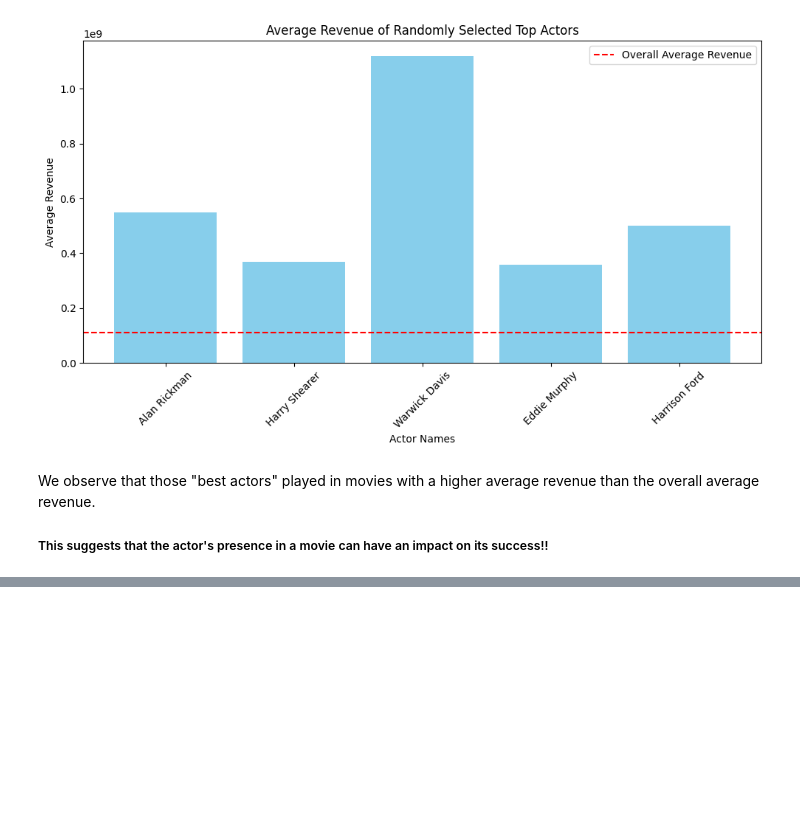
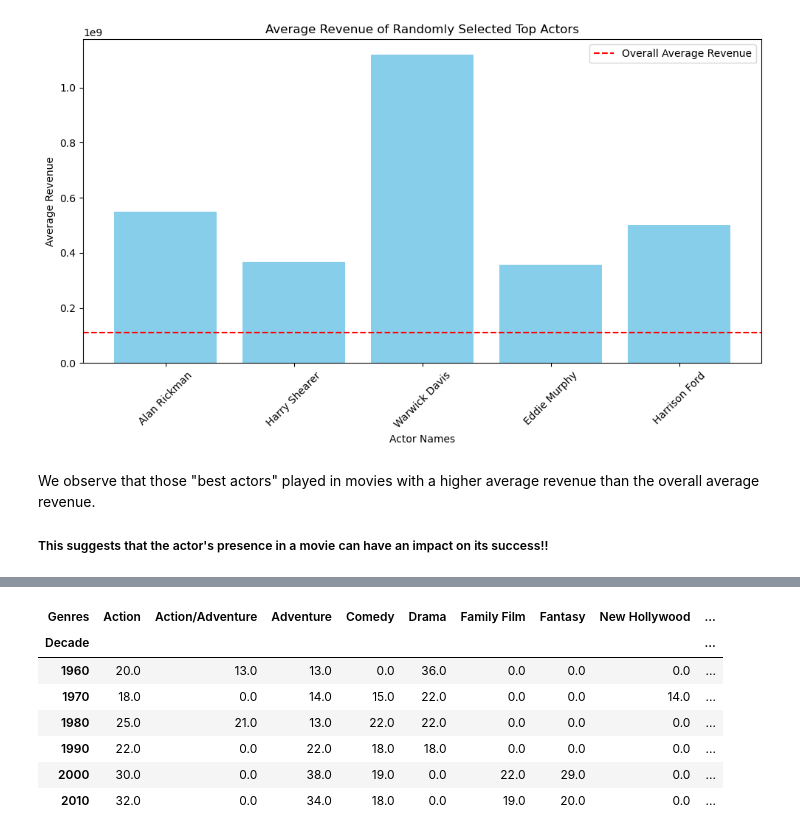
Before and after one commit to epfl-ada/ada-2024-project-data_brigada, a Jupyter notebook: results.ipynb, the cells around one changed output, grey strips where cells are left out. Cells and saved outputs as stored; diff of their text form; code cells hidden in the pictures; blank space fills up the shorter version.

```diff
--- a/results.ipynb
+++ b/results.ipynb
@@ -495,0 +508,12 @@ We observe that those "best actors" played in movies with a higher average reven
+# %%
+top_5_genres_by_decade = moviesuccess.top5_genres_by_decade(top10_movies_by_decade)
+top_5_genres_by_decade.head(30)
+# %% [output]
+| Genres | Action | Action/Adventure | Adventure | Comedy | Drama | Family Film | Fantasy | New Hollywood | ... |
+| Decade |  |  |  |  |  |  |  |  | ... |
+| 1960 | 20.0 | 13.0 | 13.0 | 0.0 | 36.0 | 0.0 | 0.0 | 0.0 | ... |
+| 1970 | 18.0 | 0.0 | 14.0 | 15.0 | 22.0 | 0.0 | 0.0 | 14.0 | ... |
+| 1980 | 25.0 | 21.0 | 13.0 | 22.0 | 22.0 | 0.0 | 0.0 | 0.0 | ... |
+| 1990 | 22.0 | 0.0 | 22.0 | 18.0 | 18.0 | 0.0 | 0.0 | 0.0 | ... |
+| 2000 | 30.0 | 0.0 | 38.0 | 19.0 | 0.0 | 22.0 | 29.0 | 0.0 | ... |
+| 2010 | 32.0 | 0.0 | 34.0 | 18.0 | 0.0 | 19.0 | 20.0 | 0.0 | ... |
```
Also changed, not shown: parts of 15 cells of this notebook, 5 other files.
